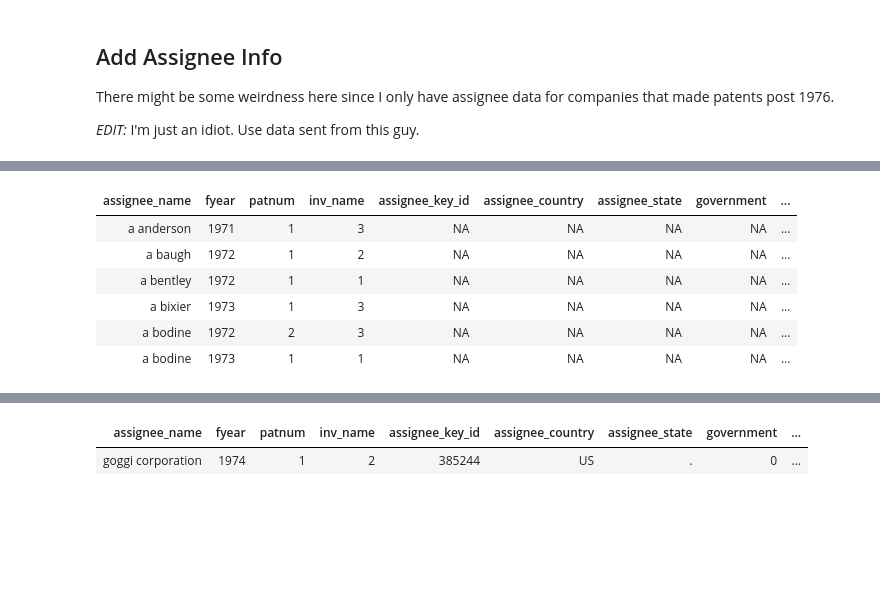
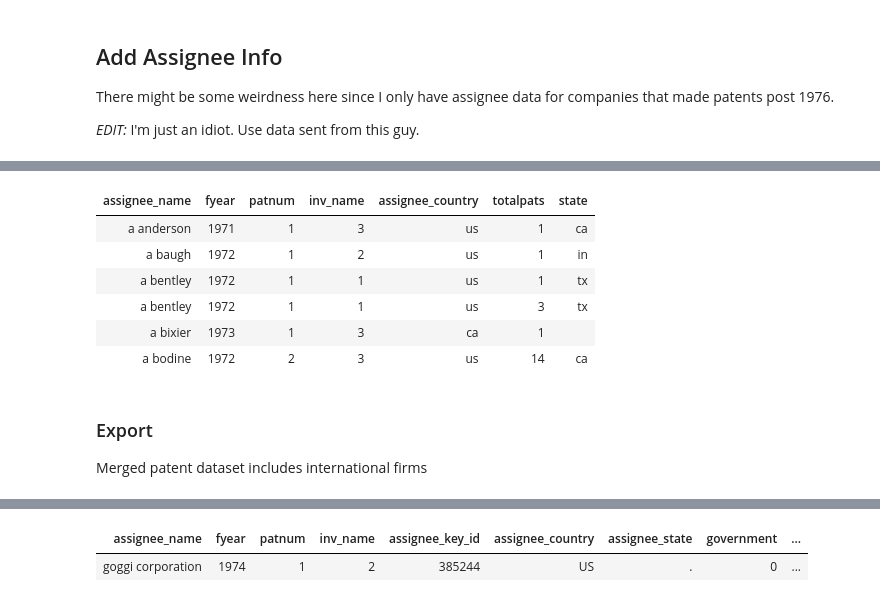
Before and after one commit to GabyMartinez/Data_Analysis_Python_R, a Jupyter notebook: Data Cleaning/Merge and clean data.ipynb, the cells around one changed output, grey strips where cells are left out. Saved outputs shown, nothing was run; the diff lists cells and outputs as text; code cells hidden in the pictures; blank space fills up the shorter version.

Commit message:
up to date - changed dataset

```diff
--- a/Data Cleaning/Merge and clean data.ipynb
+++ b/Data Cleaning/Merge and clean data.ipynb
@@ -133,0 +165,8 @@ assignees %>%
+# %%
+#df types important for
+sapply(assignees,class)
+sapply(merged,class)
+
+#make all assignee names lowercase
+assignees$assignee_name = tolower(assignees$assignee_name)
+merged$assignee_name = tolower(merged$assignee_name)
@@ -134,13 +207,16 @@ assignees %>%
 # %%
 # merge assignees w firms
-left_join(merged,assignees, by=c("assignee_name"="assignee_organization")) -> firms
+left_join(merged,assignees, by=c("assignee_name"="assignee_name")) -> firms
 head(firms)
 #run only once
 # %% [output]
-| assignee_name | fyear | patnum | inv_name | assignee_key_id | assignee_country | assignee_state | government | ... |
-| a anderson | 1971 | 1 | 3 | NA | NA | NA | NA | ... |
-| a baugh | 1972 | 1 | 2 | NA | NA | NA | NA | ... |
-| a bentley | 1972 | 1 | 1 | NA | NA | NA | NA | ... |
-| a bixier | 1973 | 1 | 3 | NA | NA | NA | NA | ... |
-| a bodine | 1972 | 2 | 3 | NA | NA | NA | NA | ... |
-| a bodine | 1973 | 1 | 1 | NA | NA | NA | NA | ... |
+| assignee_name | fyear | patnum | inv_name | assignee_country | totalpats | state |
+| a anderson | 1971 | 1 | 3 | us | 1 | ca |
+| a baugh | 1972 | 1 | 2 | us | 1 | in |
+| a bentley | 1972 | 1 | 1 | us | 1 | tx |
+| a bentley | 1972 | 1 | 1 | us | 3 | tx |
+| a bixier | 1973 | 1 | 3 | ca | 1 |  |
+| a bodine | 1972 | 2 | 3 | us | 14 | ca |
+# %% [markdown]
+### Export
+Merged patent dataset includes international firms
```
Also changed, not shown: parts of 23 cells of this notebook.
